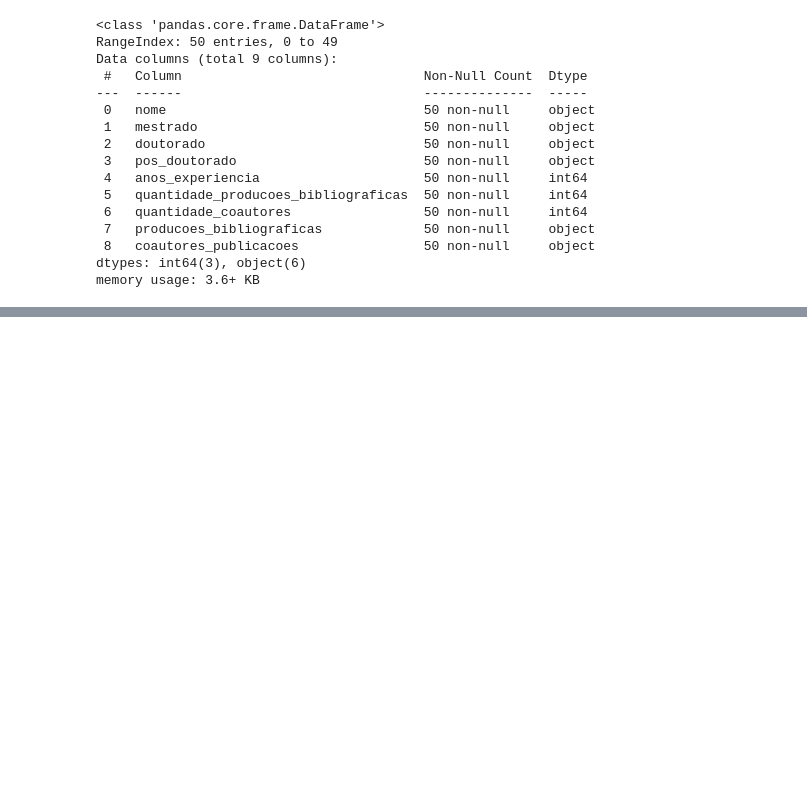
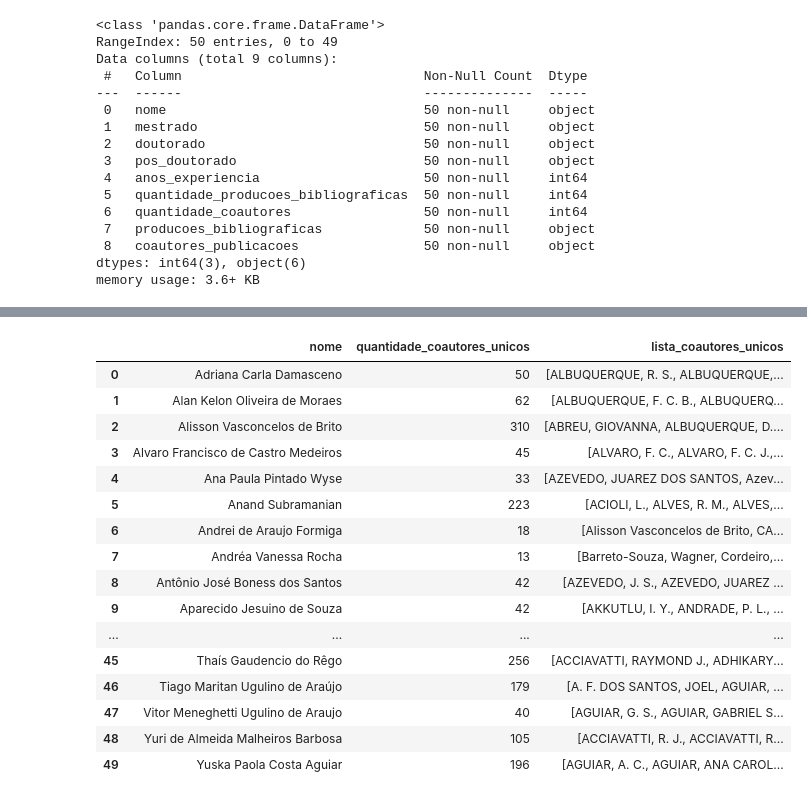
Before and after one commit to cacdia/lattes, a Jupyter notebook: relatorio.ipynb, the cells around one changed output, grey strips where cells are left out. Drawn from its saved outputs; the diff is of its cells as text; code cells hidden in the pictures; blank space fills up the shorter version.

Commit message:
rafactor: correção dos coautores

```diff
--- a/relatorio.ipynb
+++ b/relatorio.ipynb
@@ -1,8 +6,4 @@
 # %%
-import json
-
-import pandas as pd
-
 with open("data/professores.json", encoding="utf-8") as f:
     professores = json.load(f)
 
@@ -28,7 +29,7 @@ def calcular_anos_experiencia(prof):
                 anos.append(int(ano))
             else:
                 # Alternativamente, tenta extrair do campo 'periodo'
-                periodo = f.get("periodo", "")
+                periodo = f.get("periodo", "")git
                 if " - " in periodo:
                     partes = periodo.split(" - ")
                     if len(partes) > 1 and partes[1].isdigit():
@@ -125,0 +132,6 @@ coautores_df
+# %%
+coautores_df = df[["nome", "coautores_publicacoes"]].explode("coautores_publicacoes")
+coautores_df = coautores_df.dropna(subset=["coautores_publicacoes"])
+coautores_df = coautores_df.rename(columns={"coautores_publicacoes": "coautor"})
+coautores_df["coautor"] = coautores_df["coautor"].apply(normalizar_coautor)
+coautores_df
@@ -125,0 +152,34 @@ coautores_df
+# %%
+coautores_lista = (
+    coautores_df.groupby("nome")["coautor"]
+    .unique()
+    .reset_index()
+    .rename(columns={"coautor": "lista_coautores_unicos"})
+)
+coautores_unicos = (
+    coautores_df.groupby("nome")["coautor"]
+    .nunique()
+    .reset_index()
+    .rename(columns={"coautor": "quantidade_coautores_unicos"})
+    .merge(coautores_lista, on="nome")
+)
+
+coautores_unicos
+# %% [output]
+|  | nome | quantidade_coautores_unicos | lista_coautores_unicos |
+| 0 | Adriana Carla Damasceno | 50 | [ALBUQUERQUE, R. S., ALBUQUERQUE,... |
+| 1 | Alan Kelon Oliveira de Moraes | 62 | [ALBUQUERQUE, F. C. B., ALBUQUERQ... |
+| 2 | Alisson Vasconcelos de Brito | 310 | [ABREU, GIOVANNA, ALBUQUERQUE, D.... |
+| 3 | Alvaro Francisco de Castro Medeiros | 45 | [ALVARO, F. C., ALVARO, F. C. J.,... |
+| 4 | Ana Paula Pintado Wyse | 33 | [AZEVEDO, JUAREZ DOS SANTOS, Azev... |
+| 5 | Anand Subramanian | 223 | [ACIOLI, L., ALVES, R. M., ALVES,... |
+| 6 | Andrei de Araujo Formiga | 18 | [Alisson Vasconcelos de Brito, CA... |
+| 7 | Andréa Vanessa Rocha | 13 | [Barreto-Souza, Wagner, Cordeiro,... |
+| 8 | Antônio José Boness dos Santos | 42 | [AZEVEDO, J. S., AZEVEDO, JUAREZ ... |
+| 9 | Aparecido Jesuino de Souza | 42 | [AKKUTLU, I. Y., ANDRADE, P. L., ... |
+| ... | ... | ... | ... |
+| 45 | Thaís Gaudencio do Rêgo | 256 | [ACCIAVATTI, RAYMOND J., ADHIKARY... |
+| 46 | Tiago Maritan Ugulino de Araújo | 179 | [A. F. DOS SANTOS, JOEL, AGUIAR, ... |
+| 47 | Vitor Meneghetti Ugulino de Araujo | 40 | [AGUIAR, G. S., AGUIAR, GABRIEL S... |
+| 48 | Yuri de Almeida Malheiros Barbosa | 105 | [ACCIAVATTI, R. J., ACCIAVATTI, R... |
+| 49 | Yuska Paola Costa Aguiar | 196 | [AGUIAR, A. C., AGUIAR, ANA CAROL... |
```
Also changed, not shown: parts of 3 cells of this notebook.
